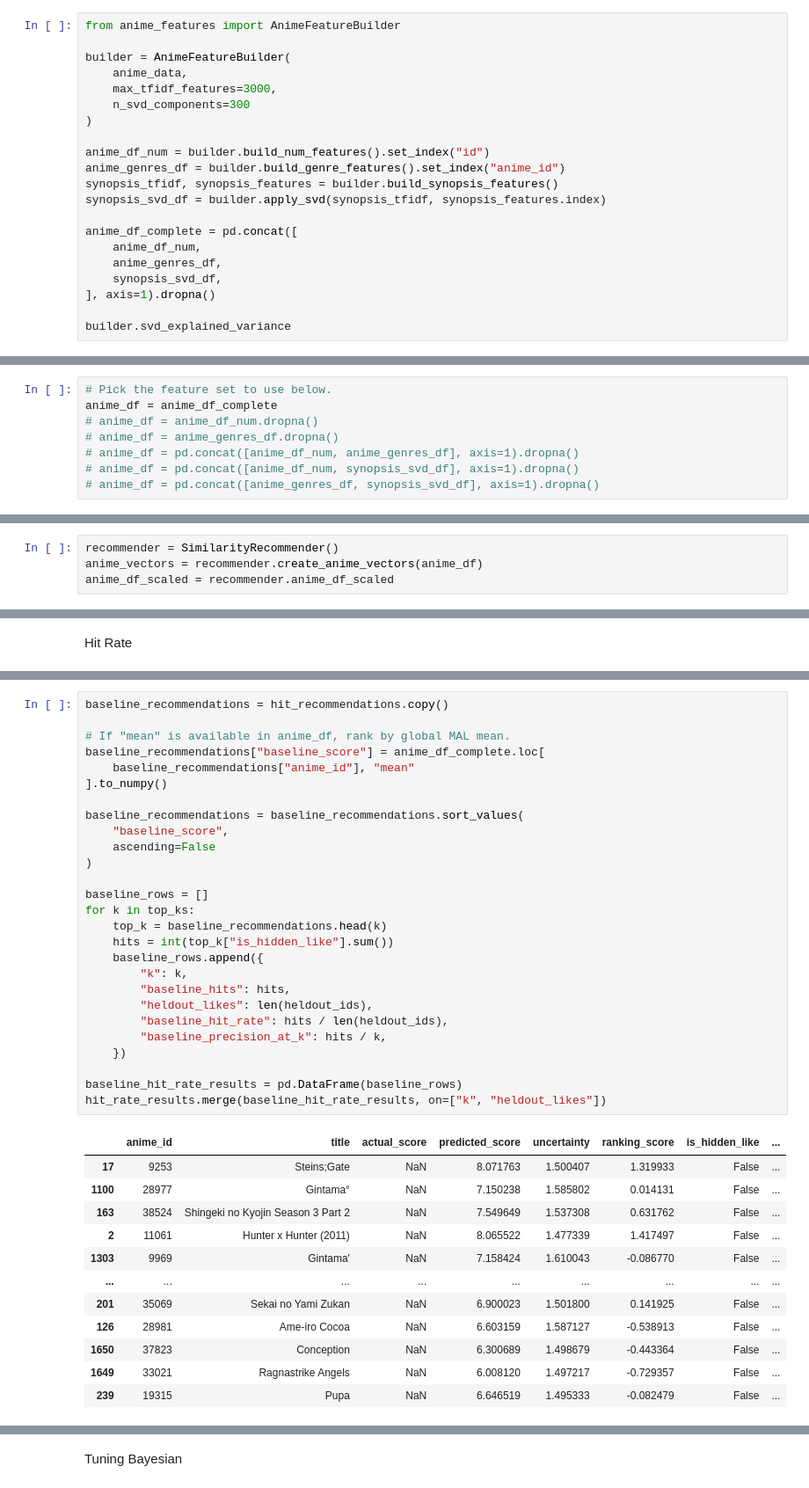
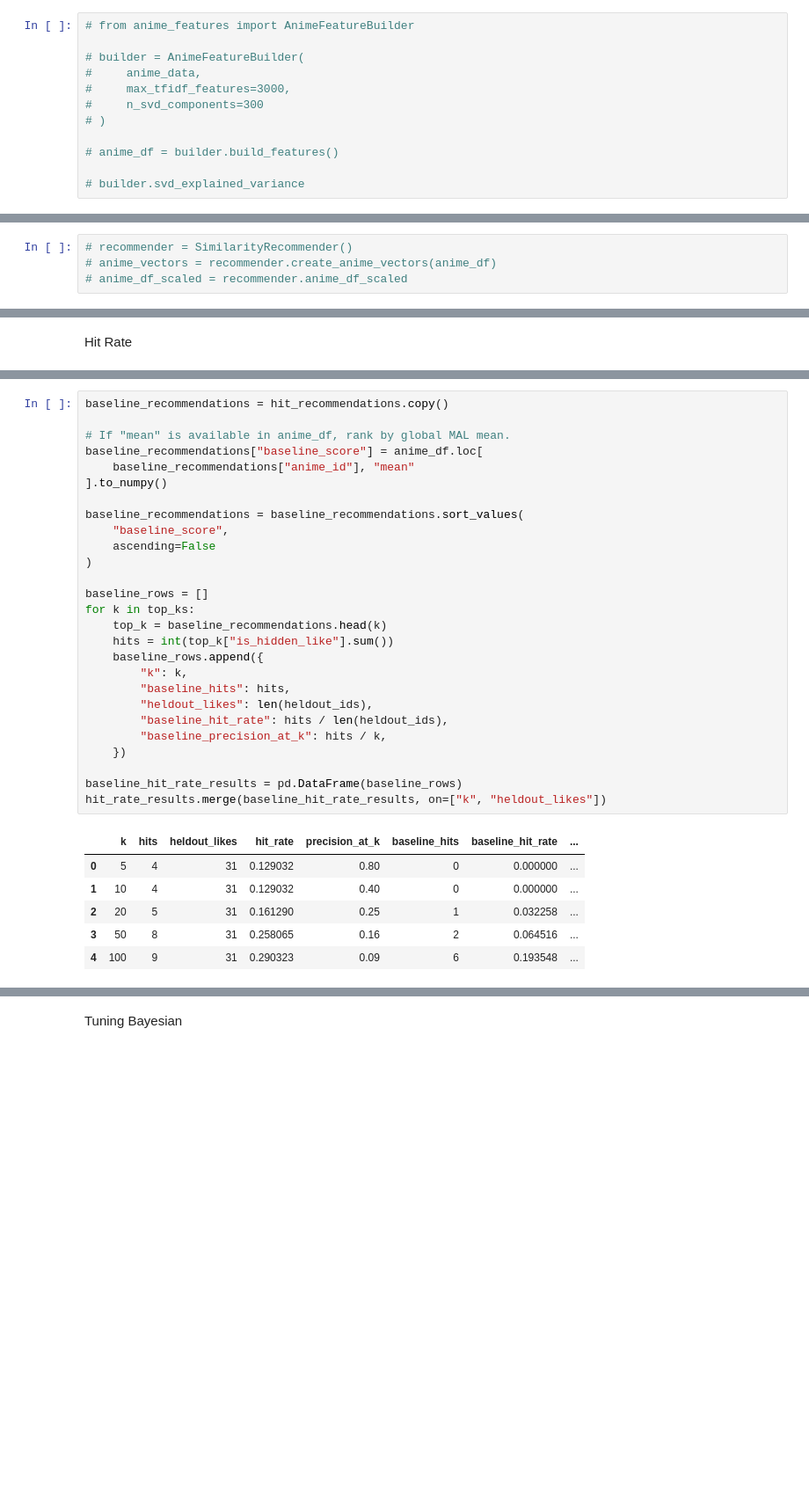
Before and after one commit to sidmetikala-dev/anirec_v2, a Jupyter notebook: experimentation.ipynb, the cells around one changed output, grey strips where cells are left out. Shown at 88% size. Saved outputs shown, nothing was run; the diff lists cells and outputs as text; blank space fills up the shorter version.

Commit message:
Created new notebooks and started tuning svd params
Created new notebooks to show the work for tuning important params. And then started tuning svd params.

```diff
--- a/experimentation.ipynb
+++ b/experimentation.ipynb
@@ -33,23 +34,14 @@ anime_data = anime_data_client.get_cache()
 # %% [markdown]
 Build features
 # %%
-from anime_features import AnimeFeatureBuilder
+# from anime_features import AnimeFeatureBuilder
 
-builder = AnimeFeatureBuilder(
-    anime_data,
-    max_tfidf_features=3000,
-    n_svd_components=300
-)
+# builder = AnimeFeatureBuilder(
+#     anime_data,
+#     max_tfidf_features=3000,
+#     n_svd_components=300
+# )
 
-anime_df_num = builder.build_num_features().set_index("id")
-anime_genres_df = builder.build_genre_features().set_index("anime_id")
-synopsis_tfidf, synopsis_features = builder.build_synopsis_features()
-synopsis_svd_df = builder.apply_svd(synopsis_tfidf, synopsis_features.index)
+# anime_df = builder.build_features()
 
-anime_df_complete = pd.concat([
-    anime_df_num,
-    anime_genres_df,
-    synopsis_svd_df,
-], axis=1).dropna()
-
-builder.svd_explained_variance
+# builder.svd_explained_variance
@@ -58,17 +48,9 @@ np.float64(0.4104185921487374)
-# %%
-# Pick the feature set to use below.
-anime_df = anime_df_complete
-# anime_df = anime_df_num.dropna()
-# anime_df = anime_genres_df.dropna()
-# anime_df = pd.concat([anime_df_num, anime_genres_df], axis=1).dropna()
-# anime_df = pd.concat([anime_df_num, synopsis_svd_df], axis=1).dropna()
-# anime_df = pd.concat([anime_genres_df, synopsis_svd_df], axis=1).dropna()
 # %% [markdown]
 Convert each anime in df to vectors
 # %%
-recommender = SimilarityRecommender()
-anime_vectors = recommender.create_anime_vectors(anime_df)
-anime_df_scaled = recommender.anime_df_scaled
+# recommender = SimilarityRecommender()
+# anime_vectors = recommender.create_anime_vectors(anime_df)
+# anime_df_scaled = recommender.anime_df_scaled
 # %% [markdown]
 Get user Data
 # %%
@@ -256,40 +285,34 @@ Hidden liked anime: 30
 # %%
 baseline_recommendations = hit_recommendations.copy()
 
 # If "mean" is available in anime_df, rank by global MAL mean.
-baseline_recommendations["baseline_score"] = anime_df_complete.loc[
+baseline_recommendations["baseline_score"] = anime_df.loc[
     baseline_recommendations["anime_id"], "mean"
 ].to_numpy()
 
 baseline_recommendations = baseline_recommendations.sort_values(
     "baseline_score",
     ascending=False
 )
 
 baseline_rows = []
 for k in top_ks:
     top_k = baseline_recommendations.head(k)
     hits = int(top_k["is_hidden_like"].sum())
     baseline_rows.append({
         "k": k,
         "baseline_hits": hits,
         "heldout_likes": len(heldout_ids),
         "baseline_hit_rate": hits / len(heldout_ids),
         "baseline_precision_at_k": hits / k,
     })
 
 baseline_hit_rate_results = pd.DataFrame(baseline_rows)
 hit_rate_results.merge(baseline_hit_rate_results, on=["k", "heldout_likes"])
 # %% [output]
-|  | anime_id | title | actual_score | predicted_score | uncertainty | ranking_score | is_hidden_like | ... |
-| 17 | 9253 | Steins;Gate | NaN | 8.071763 | 1.500407 | 1.319933 | False | ... |
-| 1100 | 28977 | Gintama° | NaN | 7.150238 | 1.585802 | 0.014131 | False | ... |
-| 163 | 38524 | Shingeki no Kyojin Season 3 Part 2 | NaN | 7.549649 | 1.537308 | 0.631762 | False | ... |
-| 2 | 11061 | Hunter x Hunter (2011) | NaN | 8.065522 | 1.477339 | 1.417497 | False | ... |
-| 1303 | 9969 | Gintama' | NaN | 7.158424 | 1.610043 | -0.086770 | False | ... |
-| ... | ... | ... | ... | ... | ... | ... | ... | ... |
-| 201 | 35069 | Sekai no Yami Zukan | NaN | 6.900023 | 1.501800 | 0.141925 | False | ... |
-| 126 | 28981 | Ame-iro Cocoa | NaN | 6.603159 | 1.587127 | -0.538913 | False | ... |
-| 1650 | 37823 | Conception | NaN | 6.300689 | 1.498679 | -0.443364 | False | ... |
-| 1649 | 33021 | Ragnastrike Angels | NaN | 6.008120 | 1.497217 | -0.729357 | False | ... |
-| 239 | 19315 | Pupa | NaN | 6.646519 | 1.495333 | -0.082479 | False | ... |
+|  | k | hits | heldout_likes | hit_rate | precision_at_k | baseline_hits | baseline_hit_rate | ... |
+| 0 | 5 | 4 | 31 | 0.129032 | 0.80 | 0 | 0.000000 | ... |
+| 1 | 10 | 4 | 31 | 0.129032 | 0.40 | 0 | 0.000000 | ... |
+| 2 | 20 | 5 | 31 | 0.161290 | 0.25 | 1 | 0.032258 | ... |
+| 3 | 50 | 8 | 31 | 0.258065 | 0.16 | 2 | 0.064516 | ... |
+| 4 | 100 | 9 | 31 | 0.290323 | 0.09 | 6 | 0.193548 | ... |
```
Also changed, not shown: parts of 11 cells of this notebook, 5 other files.
